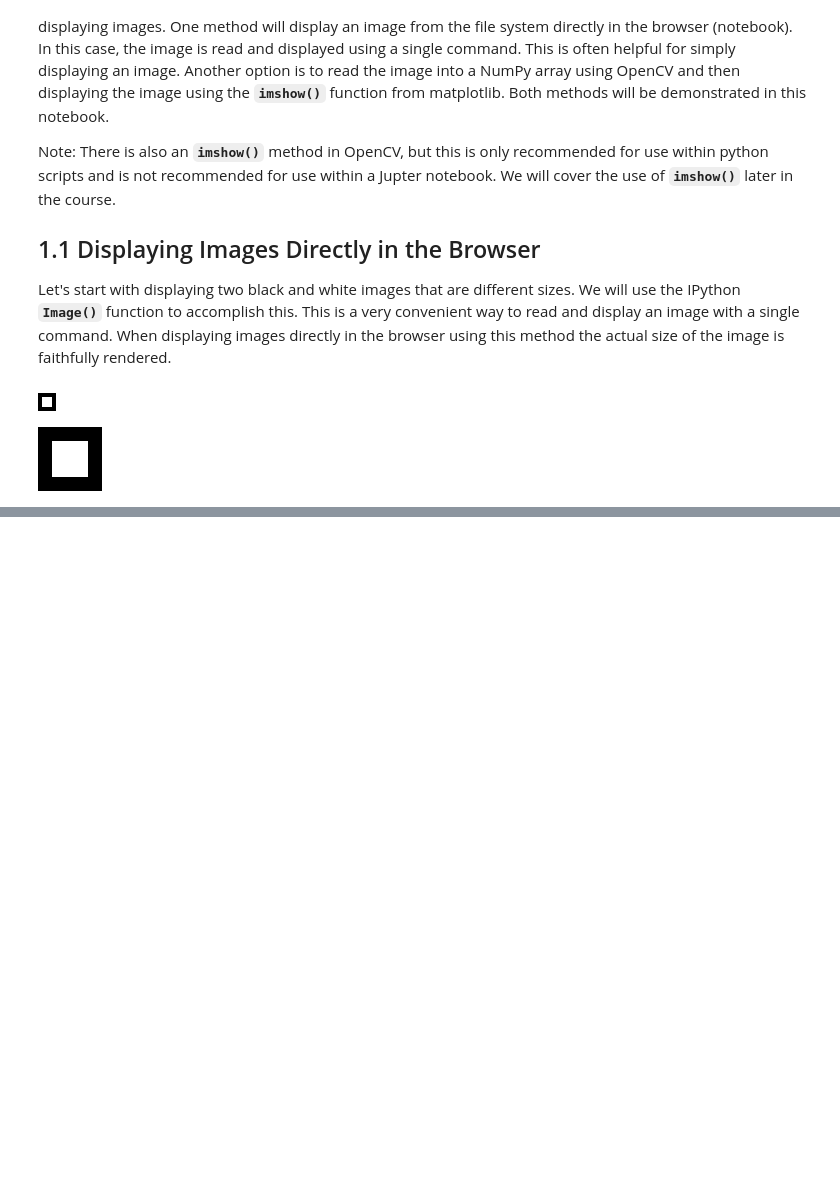
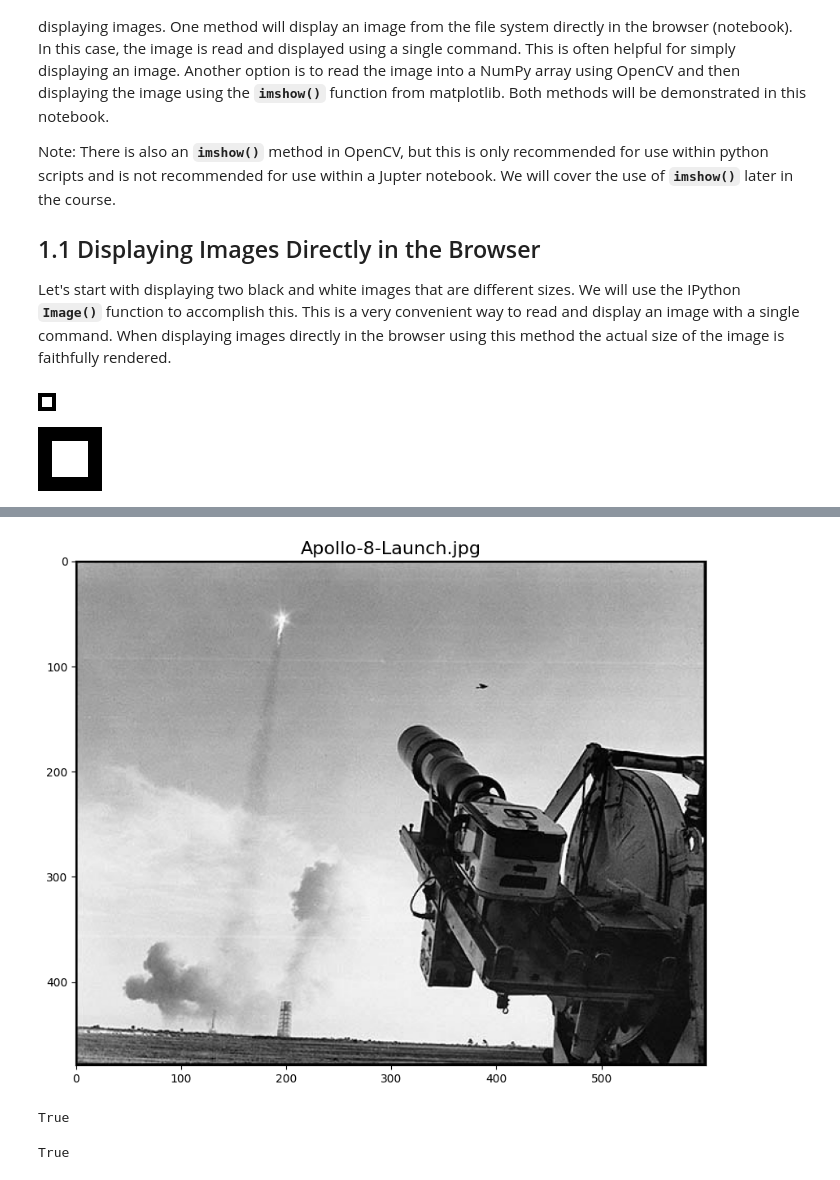
Before and after one commit to Fran14w/cv2, a Jupyter notebook: CV_Week2.ipynb, the cells around one changed output, grey strips where cells are left out. Cells and saved outputs as stored; diff of their text form; code cells hidden in the pictures; blank space fills up the shorter version.

```diff
--- a/CV_Week2.ipynb
+++ b/CV_Week2.ipynb
@@ -39,0 +201,19 @@ Image(filename='/content/cv2/Mod1/img_bw_64x64.png')
+# %%
+image = cv2.imread('/content/cv2/Mod1/Apollo-8-Launch.jpg')
+plt.figure(figsize = [10, 10])
+plt.imshow(image)
+plt.title('Apollo-8-Launch.jpg', fontsize = 16);
+# %% [output]
+[figure, added]
+# %%
+# Save the image to the file system
+
+cv2.imwrite('/content/cv2/Mod1/Apollo-8-Launch2.jpg', image)
+# %% [output]
+True
+# %%
+# Save the image to the file system
+
+cv2.imwrite('/content/cv2/Mod1/Apollo-8-Launch2.png', image)
+# %% [output]
+True
```
Also changed, not shown: parts of 16 cells of this notebook.
